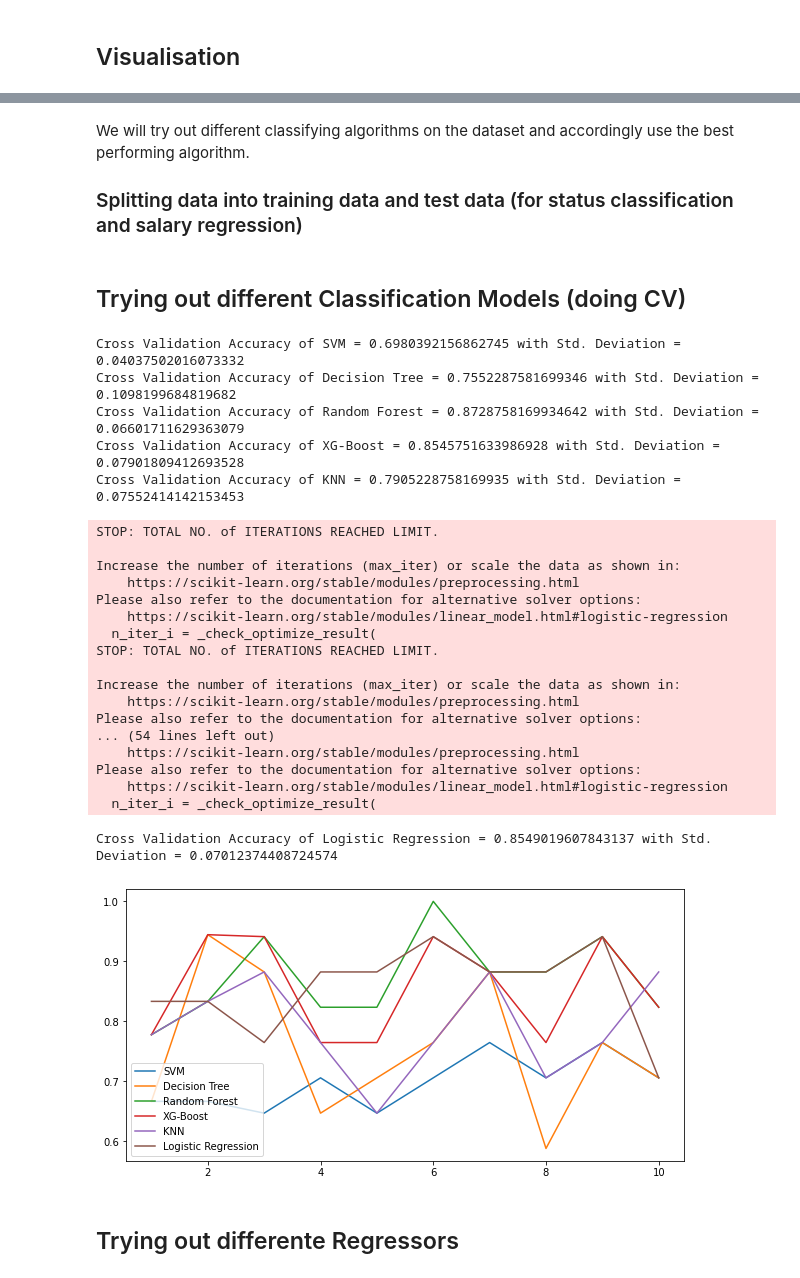
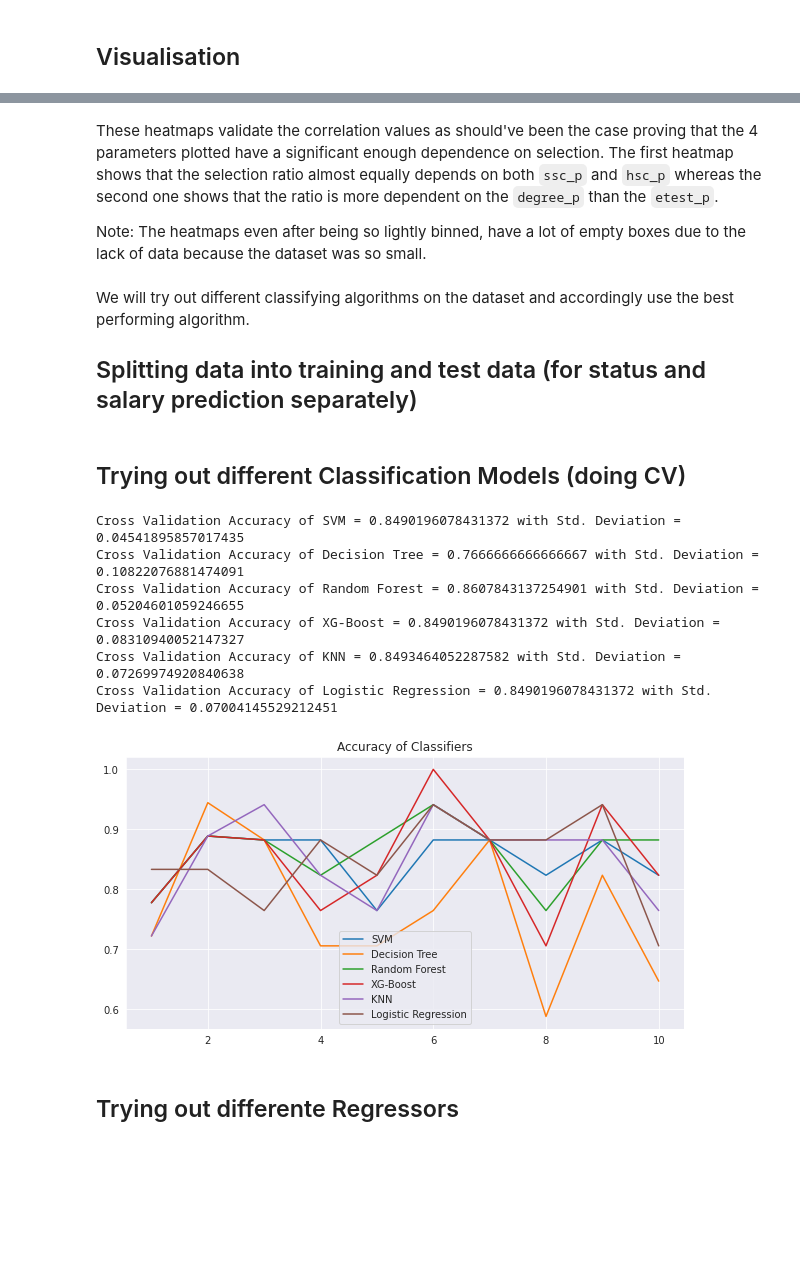
Before and after one commit to dsgiitr/Lecture-Assignments-Y22, a Jupyter notebook: ML/ML-Project-Submissions/sanidhya.ipynb, the cells around one changed output, grey strips where cells are left out. Saved outputs shown, nothing was run; the diff lists cells and outputs as text; code cells hidden in the pictures; blank space fills up the shorter version.

Commit message:
Made various changes + added heatmaps

```diff
--- a/ML/ML-Project-Submissions/sanidhya.ipynb
+++ b/ML/ML-Project-Submissions/sanidhya.ipynb
@@ -102,3 +106,6 @@ copydata=data
+# %%
+data.drop(['sl_no'],axis=1,inplace=True)
+copydata=data
 # %%
 data['status']=data['status'].replace(['Placed','Not Placed'],[1,0])
 data['workex']=data['workex'].replace(['Yes','No'],[1,0])
@@ -169,7 +217,11 @@ The above correlation values show that being from non-Central boards has a very
+# %% [markdown]
+These heatmaps validate the correlation values as should've been the case proving that the 4 parameters plotted have a significant enough dependence on selection. The first heatmap shows that the selection ratio almost equally depends on both `ssc_p` and `hsc_p` whereas the second one shows that the ratio is more dependent on the `degree_p` than the `etest_p`.
+
+Note: The heatmaps even after being so lightly binned, have a lot of empty boxes due to the lack of data because the dataset was so small.
 # %% [markdown]
 We will try out different classifying algorithms on the dataset and accordingly use the best performing algorithm.
 
-### Splitting data into training data and test data (for status classification and salary regression)
+## Splitting data into training and test data (for status and salary prediction separately)
 # %%
 from sklearn.model_selection import train_test_split
 #for classifier, all data can be used
@@ -194,49 +246,32 @@ from sklearn import svm, tree
 # %%
 c0 = ("SVM",svm.SVC(random_state=42))
 c1 = ("Decision Tree",tree.DecisionTreeClassifier(random_state=42))
 c2 = ("Random Forest",RandomForestClassifier(random_state=42))
 c3 = ("XG-Boost",xgboost.XGBClassifier(random_state=42))
-c4 = ("KNN",KNeighborsClassifier())
+c4 = ("KNN",KNeighborsClassifier(n_neighbors=10))
 c5 = ("Logistic Regression",LogisticRegression())
 classifiers = [c0,c1,c2,c3,c4,c5]
 
 plt.figure(figsize=(10,5))
 for c in classifiers:
     scores = cross_val_score(c[1],x_status_train,y_status_train, scoring="accuracy",cv=10)
     print(f"Cross Validation Accuracy of {c[0]} = {scores.mean()} with Std. Deviation = {scores.std()}")
     plt.plot(range(1,11),scores,label=c[0])
     # c[1].fit(x_status_train,y_status_train)
     # y_pred = c[1].predict(x_status_test)
     # print("Accuracy of %s: %s"%(c[0], accuracy_score(y_status_test, y_pred)))
     # print("Confusion Matrix of %s: %s\n"%(c[0], confusion_matrix(y_status_test, y_pred)))
 plt.title("Accuracy of Classifiers")
 plt.legend()
 plt.show()
 # %% [output]
-Cross Validation Accuracy of SVM = 0.6980392156862745 with Std. Deviation = 0.04037502016073332
-Cross Validation Accuracy of Decision Tree = 0.7552287581699346 with Std. Deviation = 0.1098199684819682
-Cross Validation Accuracy of Random Forest = 0.8728758169934642 with Std. Deviation = 0.06601711629363079
-Cross Validation Accuracy of XG-Boost = 0.8545751633986928 with Std. Deviation = 0.07901809412693528
-Cross Validation Accuracy of KNN = 0.7905228758169935 with Std. Deviation = 0.07552414142153453
+Cross Validation Accuracy of SVM = 0.8490196078431372 with Std. Deviation = 0.04541895857017435
+Cross Validation Accuracy of Decision Tree = 0.7666666666666667 with Std. Deviation = 0.10822076881474091
+Cross Validation Accuracy of Random Forest = 0.8607843137254901 with Std. Deviation = 0.05204601059246655
+Cross Validation Accuracy of XG-Boost = 0.8490196078431372 with Std. Deviation = 0.08310940052147327
+Cross Validation Accuracy of KNN = 0.8493464052287582 with Std. Deviation = 0.07269974920840638
+Cross Validation Accuracy of Logistic Regression = 0.8490196078431372 with Std. Deviation = 0.07004145529212451
-STOP: TOTAL NO. of ITERATIONS REACHED LIMIT.
-
-Increase the number of iterations (max_iter) or scale the data as shown in:
-    https://scikit-learn.org/stable/modules/preprocessing.html
-Please also refer to the documentation for alternative solver options:
-    https://scikit-learn.org/stable/modules/linear_model.html#logistic-regression
-  n_iter_i = _check_optimize_result(
-STOP: TOTAL NO. of ITERATIONS REACHED LIMIT.
-
-Increase the number of iterations (max_iter) or scale the data as shown in:
-    https://scikit-learn.org/stable/modules/preprocessing.html
-Please also refer to the documentation for alternative solver options:
-... (54 lines left out)
-    https://scikit-learn.org/stable/modules/preprocessing.html
-Please also refer to the documentation for alternative solver options:
-    https://scikit-learn.org/stable/modules/linear_model.html#logistic-regression
-  n_iter_i = _check_optimize_result(
-Cross Validation Accuracy of Logistic Regression = 0.8549019607843137 with Std. Deviation = 0.07012374408724574
-[figure, old version]
+[figure, new version]
 # %% [markdown]
 ## Trying out differente Regressors
 # %%
```
Also changed, not shown: parts of 17 cells of this notebook.
